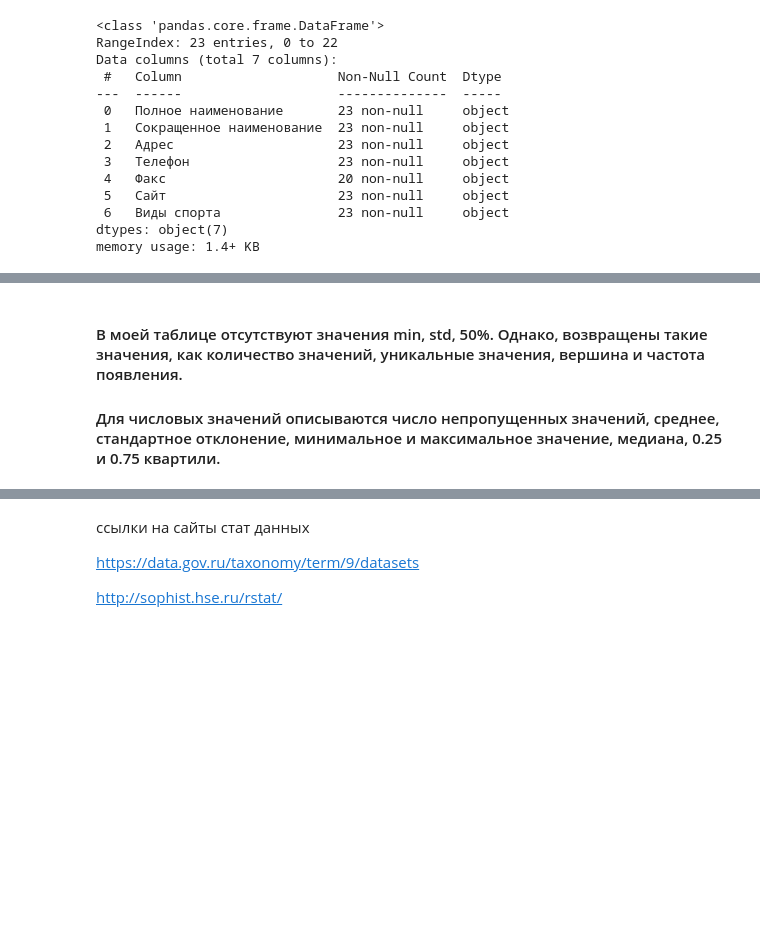
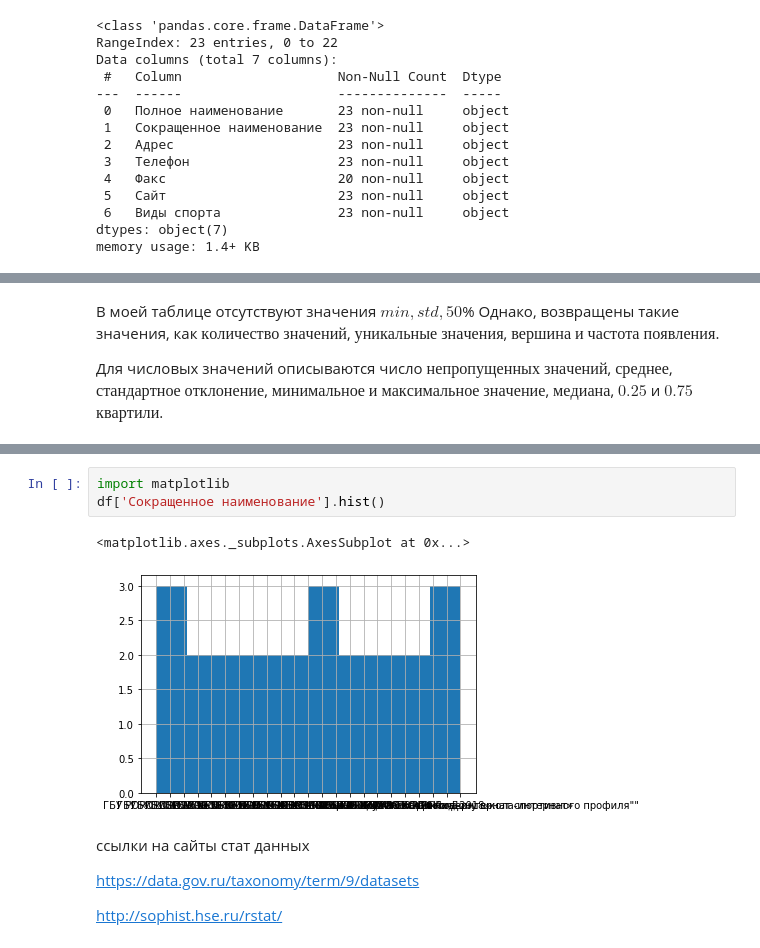
Before and after one commit to Dmitry-kfu/Hello-world-1, a Jupyter notebook: DZ1__2.1._new_finish.ipynb, the cells around one changed output, grey strips where cells are left out. Saved outputs shown, nothing was run; the diff lists cells and outputs as text; blank space fills up the shorter version.

```diff
--- a/DZ1__2.1._new_finish.ipynb
+++ b/DZ1__2.1._new_finish.ipynb
@@ -492,7 +492,8 @@ df.describe(include='all')
 | freq | 1 | 1 | 2 | 1 | 1 | 1 | 1 |
 # %% [markdown]
-#### В моей таблице отсутствуют значения  min, std, 50%. Однако, возвращены такие значения, как  количество значений, уникальные значения, вершина и частота появления.
-#### Для числовых значений описываются число непропущенных значений, среднее, стандартное отклонение, минимальное и максимальное значение, медиана, 0.25 и 0.75 квартили.
+ В моей таблице отсутствуют значения $min, std, 50 $%  Однако, возвращены такие значения, как  $количество$ $значений$, $уникальные$ $значения$, $вершина$ $и$ $частота$ $появления$.
+
+ Для числовых значений описываются число $непропущенных$ $значений$, $среднее$, $стандартное$ $отклонение$, $минимальное$ $и$ $максимальное$ $значение$, $медиана$, $0.25$ и $0.75$ $квартили$.
 # %%
 df.rename(columns={'Виды спорта':'Наименование видов спорта'}, inplace=True)
 df.head()
@@ -514,6 +515,12 @@ df.head()
 | 2 | Государственное бюджетное учрежде... | ГБУ РО «СШОР № 5» | 344002, г. Ростов-на-Дону, ул. По... | (863)282-83-65 | (863)282-83-65 | www.rowingdon.narod.ru | Гребной спорт (академическая греб... | ... |
 | 3 | Государственное бюджетное учрежде... | ГБУ РО «СШОР № 6» | 344000, г. Ростов-на-Дону, Пр.Ком... | (863)210-35-69 | (863)210-35-69 | www.sportschool-6.ru | Фигурное катание на коньках, хоккей | ... |
 | 4 | Государственное бюджетное учрежде... | ГБУ РО «СШОР № 8» | 344029, г. Ростов-на-Дону, ул.1-й... | (863)242-29-77 | (863)242-29-77 | www.sdushor8.ru | Гребной спорт (академическая греб... | ... |
+# %%
+import matplotlib
+df['Сокращенное наименование'].hist()
+# %% [output]
+<matplotlib.axes._subplots.AxesSubplot at 0x...>
+[figure, added]
 # %% [markdown]
 ссылки на сайты стат данных
 
```
Also changed, not shown: parts of 1 cell of this notebook.
